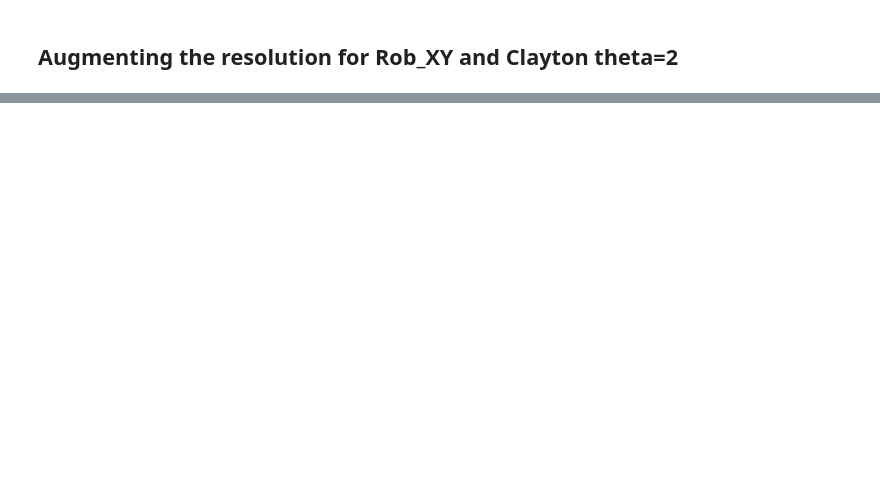
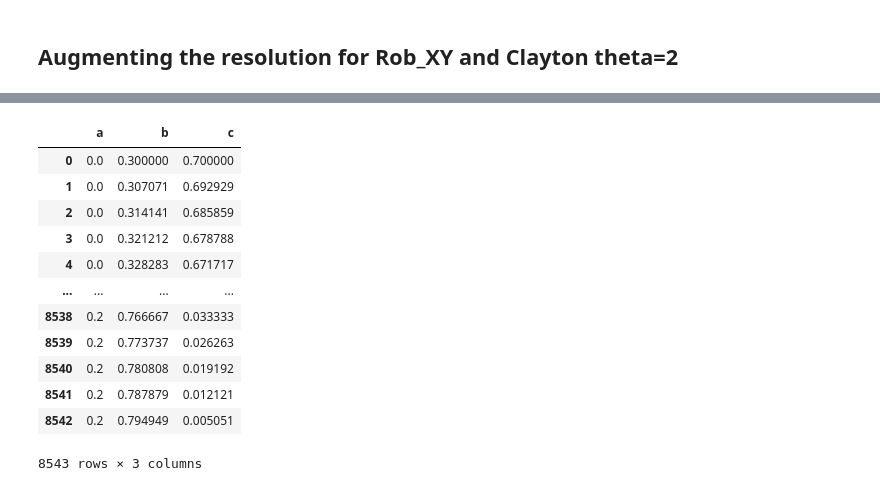
Before and after one commit to Roman-Malinowski/simulation_copula, a Jupyter notebook: dataframe_analysis.ipynb, the cells around one changed output, grey strips where cells are left out. Cells and saved outputs as stored; diff of their text form; code cells hidden in the pictures; blank space fills up the shorter version.

```diff
--- a/dataframe_analysis.ipynb
+++ b/dataframe_analysis.ipynb
@@ -594,0 +563,16 @@ e1, e2
+# %%
+p
+# %% [output]
+|  | a | b | c |
+| 0 | 0.0 | 0.300000 | 0.700000 |
+| 1 | 0.0 | 0.307071 | 0.692929 |
+| 2 | 0.0 | 0.314141 | 0.685859 |
+| 3 | 0.0 | 0.321212 | 0.678788 |
+| 4 | 0.0 | 0.328283 | 0.671717 |
+| ... | ... | ... | ... |
+| 8538 | 0.2 | 0.766667 | 0.033333 |
+| 8539 | 0.2 | 0.773737 | 0.026263 |
+| 8540 | 0.2 | 0.780808 | 0.019192 |
+| 8541 | 0.2 | 0.787879 | 0.012121 |
+| 8542 | 0.2 | 0.794949 | 0.005051 |
+8543 rows × 3 columns
```
Also changed, not shown: parts of 18 cells of this notebook, 1 other file.
